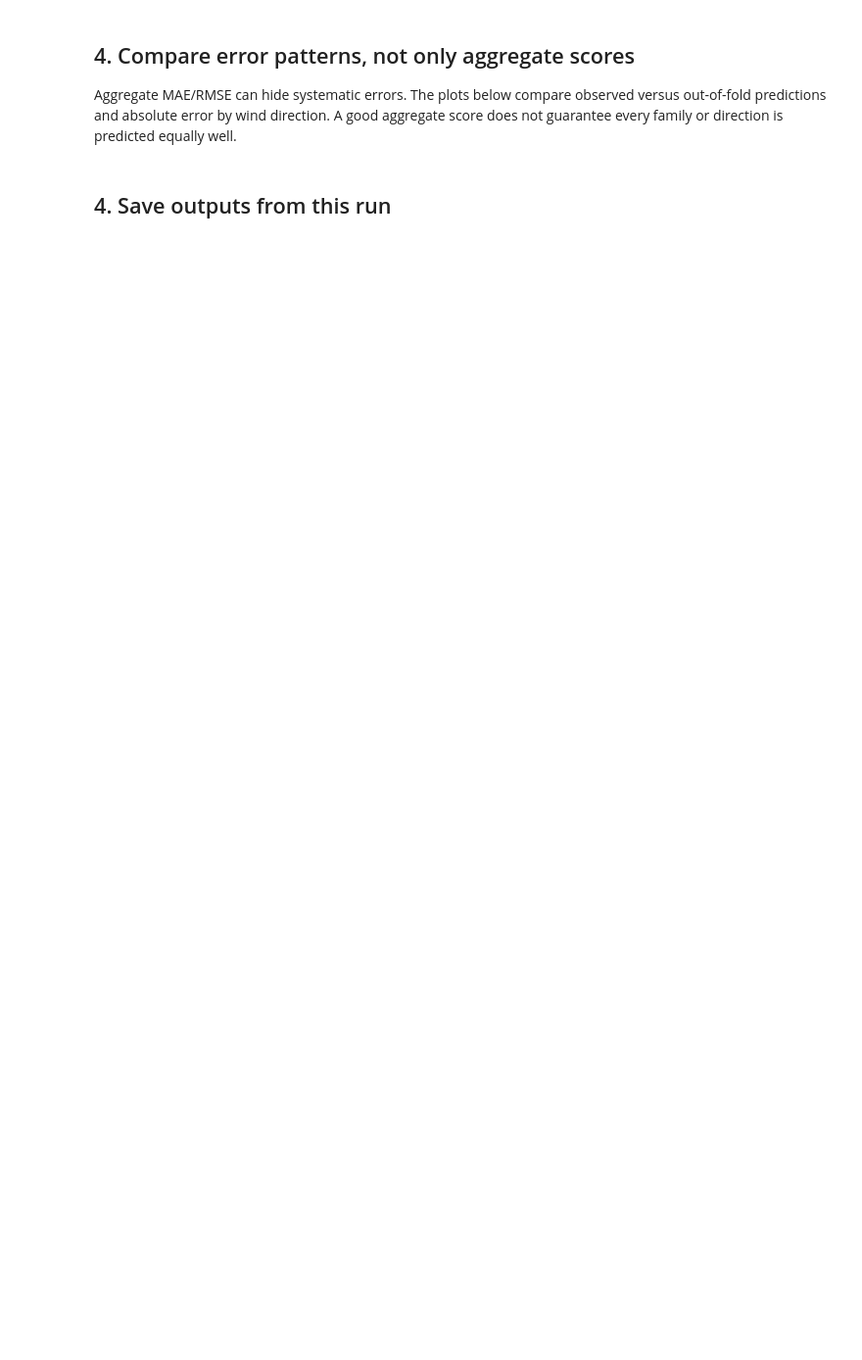
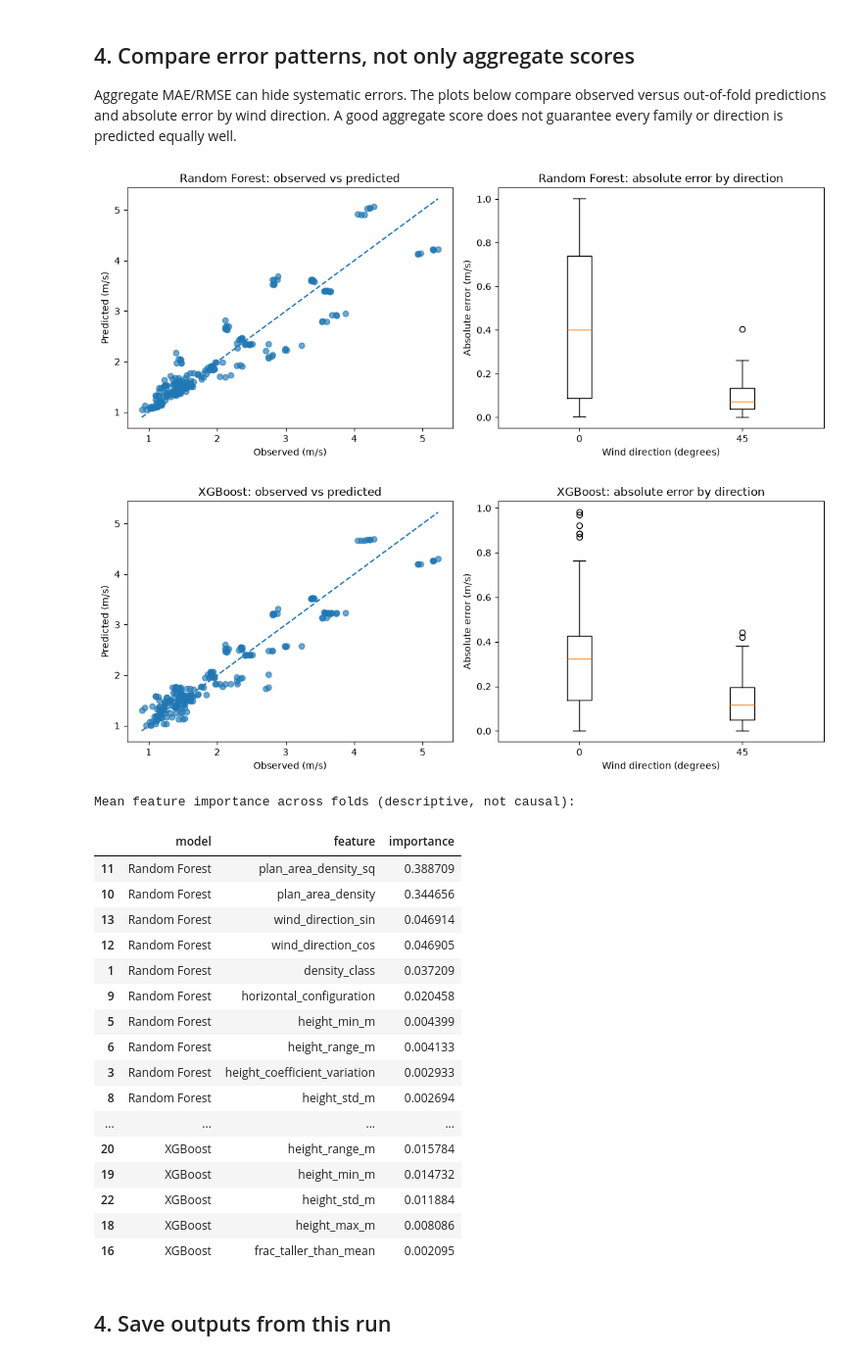
Before and after one commit to aarya-sr/T006-urban-microclimate-modelling, a Jupyter notebook: Machine Learning Pipeline/ML_06_random_forest_xgboost.ipynb, the cells around one changed output. Shown at 98% size. Saved outputs shown, nothing was run; the diff lists cells and outputs as text; code cells hidden in the pictures; blank space fills up the shorter version.

```diff
--- a/Machine Learning Pipeline/ML_06_random_forest_xgboost.ipynb
+++ b/Machine Learning Pipeline/ML_06_random_forest_xgboost.ipynb
@@ -126,20 +149,44 @@ Aggregate MAE/RMSE can hide systematic errors. The plots below compare observed
 # %%
 for model_name in sorted(predictions_df.model.unique()):
     part = predictions_df[predictions_df.model == model_name]
     fig, axes = plt.subplots(1, 2, figsize=(11, 4.5))
     axes[0].scatter(part.observed, part.predicted, alpha=.65)
     lo = min(part.observed.min(), part.predicted.min()); hi = max(part.observed.max(), part.predicted.max())
     axes[0].plot([lo, hi], [lo, hi], linestyle="--")
     axes[0].set(title=f"{model_name}: observed vs predicted", xlabel="Observed (m/s)", ylabel="Predicted (m/s)")
     part = part.copy(); part["absolute_error"] = (part.observed - part.predicted).abs()
     directions = sorted(part.wind_direction_deg.unique())
-    axes[1].boxplot([part.loc[part.wind_direction_deg == d, "absolute_error"] for d in directions], labels=[str(int(d)) for d in directions])
+    axes[1].boxplot(
+    [part.loc[part.wind_direction_deg == d, "absolute_error"] for d in directions],
+    tick_labels=[str(int(d)) for d in directions]
+)
     axes[1].set(title=f"{model_name}: absolute error by direction", xlabel="Wind direction (degrees)", ylabel="Absolute error (m/s)")
     plt.tight_layout(); plt.show()
 
 if not importance_df.empty:
     print("Mean feature importance across folds (descriptive, not causal):")
     display(importance_df.groupby(["model", "feature"], as_index=False).importance.mean().sort_values(["model", "importance"], ascending=[True, False]).groupby("model").head(10))
+# %% [output]
+[figure, added]
+[figure, added]
+Mean feature importance across folds (descriptive, not causal):
+|  | model | feature | importance |
+| 11 | Random Forest | plan_area_density_sq | 0.388709 |
+| 10 | Random Forest | plan_area_density | 0.344656 |
+| 13 | Random Forest | wind_direction_sin | 0.046914 |
+| 12 | Random Forest | wind_direction_cos | 0.046905 |
+| 1 | Random Forest | density_class | 0.037209 |
+| 9 | Random Forest | horizontal_configuration | 0.020458 |
+| 5 | Random Forest | height_min_m | 0.004399 |
+| 6 | Random Forest | height_range_m | 0.004133 |
+| 3 | Random Forest | height_coefficient_variation | 0.002933 |
+| 8 | Random Forest | height_std_m | 0.002694 |
+| ... | ... | ... | ... |
+| 20 | XGBoost | height_range_m | 0.015784 |
+| 19 | XGBoost | height_min_m | 0.014732 |
+| 22 | XGBoost | height_std_m | 0.011884 |
+| 18 | XGBoost | height_max_m | 0.008086 |
+| 16 | XGBoost | frac_taller_than_mean | 0.002095 |
 # %% [markdown]
 ## 4. Save outputs from this run
 # %%
```
Also changed, not shown: parts of 5 cells of this notebook, 21 other files.
